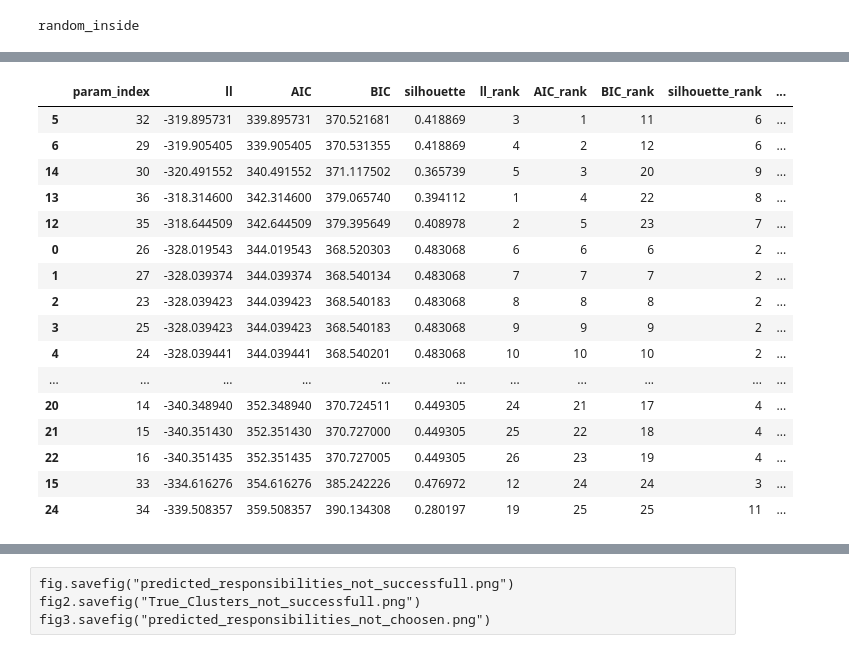
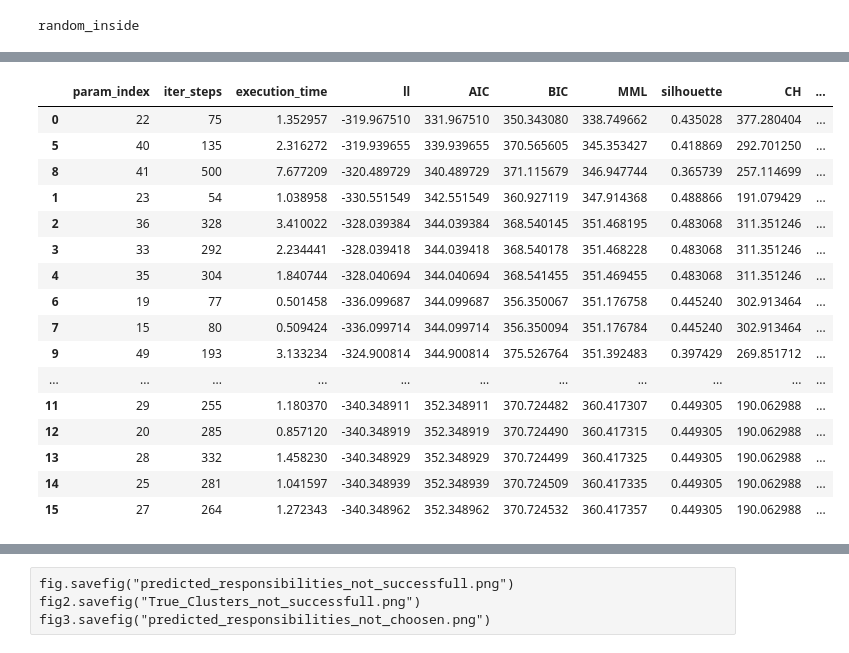
Before and after one commit to Habiger/Cluster_TDDS, a Jupyter notebook: MC_notebook.ipynb, the cells around one changed output, grey strips where cells are left out. Saved outputs shown, nothing was run; the diff lists cells and outputs as text; code cells hidden in the pictures.

```diff
--- a/MC_notebook.ipynb
+++ b/MC_notebook.ipynb
@@ -122,25 +149,28 @@ cols = [ 'param_index', 'll', 'AIC', 'BIC', 'silhouette', 'll_rank', 'AIC_rank',
 # %%
+pd.set_option('display.max_columns', None)
+#cols = [ 'param_index', 'll', 'AIC', 'BIC', 'silhouette', 'll_rank', 'AIC_rank', 'BIC_rank',"TOTAL_rank", 'silhouette_rank',"CH_rank", 'identified_cluster', "N_cluster",'True_Cluster_number']
 dataset = 30
-init_routine = "OPTICS"
-param_idx = 32
+init_routine = "random_inside"
 criterion = "AIC"
-df_select = df_total.loc[(df_total.dataset == dataset) & (df_total.init_routine == init_routine),cols].sort_values("AIC_rank")
+
+df_select = df_total.loc[(df_total.dataset == dataset) & (df_total.init_routine == init_routine),:].sort_values(criterion)
+#df_select = df_select[df_select.identified_cluster == df_select.identified_cluster.max()]
 df_select.head(25)
 # %% [output]
-|  | param_index | ll | AIC | BIC | silhouette | ll_rank | AIC_rank | BIC_rank | silhouette_rank | ... |
-| 5 | 32 | -319.895731 | 339.895731 | 370.521681 | 0.418869 | 3 | 1 | 11 | 6 | ... |
-| 6 | 29 | -319.905405 | 339.905405 | 370.531355 | 0.418869 | 4 | 2 | 12 | 6 | ... |
-| 14 | 30 | -320.491552 | 340.491552 | 371.117502 | 0.365739 | 5 | 3 | 20 | 9 | ... |
-| 13 | 36 | -318.314600 | 342.314600 | 379.065740 | 0.394112 | 1 | 4 | 22 | 8 | ... |
-| 12 | 35 | -318.644509 | 342.644509 | 379.395649 | 0.408978 | 2 | 5 | 23 | 7 | ... |
-| 0 | 26 | -328.019543 | 344.019543 | 368.520303 | 0.483068 | 6 | 6 | 6 | 2 | ... |
-| 1 | 27 | -328.039374 | 344.039374 | 368.540134 | 0.483068 | 7 | 7 | 7 | 2 | ... |
-| 2 | 23 | -328.039423 | 344.039423 | 368.540183 | 0.483068 | 8 | 8 | 8 | 2 | ... |
-| 3 | 25 | -328.039423 | 344.039423 | 368.540183 | 0.483068 | 9 | 9 | 9 | 2 | ... |
-| 4 | 24 | -328.039441 | 344.039441 | 368.540201 | 0.483068 | 10 | 10 | 10 | 2 | ... |
+|  | param_index | iter_steps | execution_time | ll | AIC | BIC | MML | silhouette | CH | ... |
+| 0 | 22 | 75 | 1.352957 | -319.967510 | 331.967510 | 350.343080 | 338.749662 | 0.435028 | 377.280404 | ... |
+| 5 | 40 | 135 | 2.316272 | -319.939655 | 339.939655 | 370.565605 | 345.353427 | 0.418869 | 292.701250 | ... |
+| 8 | 41 | 500 | 7.677209 | -320.489729 | 340.489729 | 371.115679 | 346.947744 | 0.365739 | 257.114699 | ... |
+| 1 | 23 | 54 | 1.038958 | -330.551549 | 342.551549 | 360.927119 | 347.914368 | 0.488866 | 191.079429 | ... |
+| 2 | 36 | 328 | 3.410022 | -328.039384 | 344.039384 | 368.540145 | 351.468195 | 0.483068 | 311.351246 | ... |
+| 3 | 33 | 292 | 2.234441 | -328.039418 | 344.039418 | 368.540178 | 351.468228 | 0.483068 | 311.351246 | ... |
+| 4 | 35 | 304 | 1.840744 | -328.040694 | 344.040694 | 368.541455 | 351.469455 | 0.483068 | 311.351246 | ... |
+| 6 | 19 | 77 | 0.501458 | -336.099687 | 344.099687 | 356.350067 | 351.176758 | 0.445240 | 302.913464 | ... |
+| 7 | 15 | 80 | 0.509424 | -336.099714 | 344.099714 | 356.350094 | 351.176784 | 0.445240 | 302.913464 | ... |
+| 9 | 49 | 193 | 3.133234 | -324.900814 | 344.900814 | 375.526764 | 351.392483 | 0.397429 | 269.851712 | ... |
 | ... | ... | ... | ... | ... | ... | ... | ... | ... | ... | ... |
-| 20 | 14 | -340.348940 | 352.348940 | 370.724511 | 0.449305 | 24 | 21 | 17 | 4 | ... |
-| 21 | 15 | -340.351430 | 352.351430 | 370.727000 | 0.449305 | 25 | 22 | 18 | 4 | ... |
-| 22 | 16 | -340.351435 | 352.351435 | 370.727005 | 0.449305 | 26 | 23 | 19 | 4 | ... |
-| 15 | 33 | -334.616276 | 354.616276 | 385.242226 | 0.476972 | 12 | 24 | 24 | 3 | ... |
-| 24 | 34 | -339.508357 | 359.508357 | 390.134308 | 0.280197 | 19 | 25 | 25 | 11 | ... |
+| 11 | 29 | 255 | 1.180370 | -340.348911 | 352.348911 | 370.724482 | 360.417307 | 0.449305 | 190.062988 | ... |
+| 12 | 20 | 285 | 0.857120 | -340.348919 | 352.348919 | 370.724490 | 360.417315 | 0.449305 | 190.062988 | ... |
+| 13 | 28 | 332 | 1.458230 | -340.348929 | 352.348929 | 370.724499 | 360.417325 | 0.449305 | 190.062988 | ... |
+| 14 | 25 | 281 | 1.041597 | -340.348939 | 352.348939 | 370.724509 | 360.417335 | 0.449305 | 190.062988 | ... |
+| 15 | 27 | 264 | 1.272343 | -340.348962 | 352.348962 | 370.724532 | 360.417357 | 0.449305 | 190.062988 | ... |
```
Also changed, not shown: parts of 19 cells of this notebook, 17 other files.
